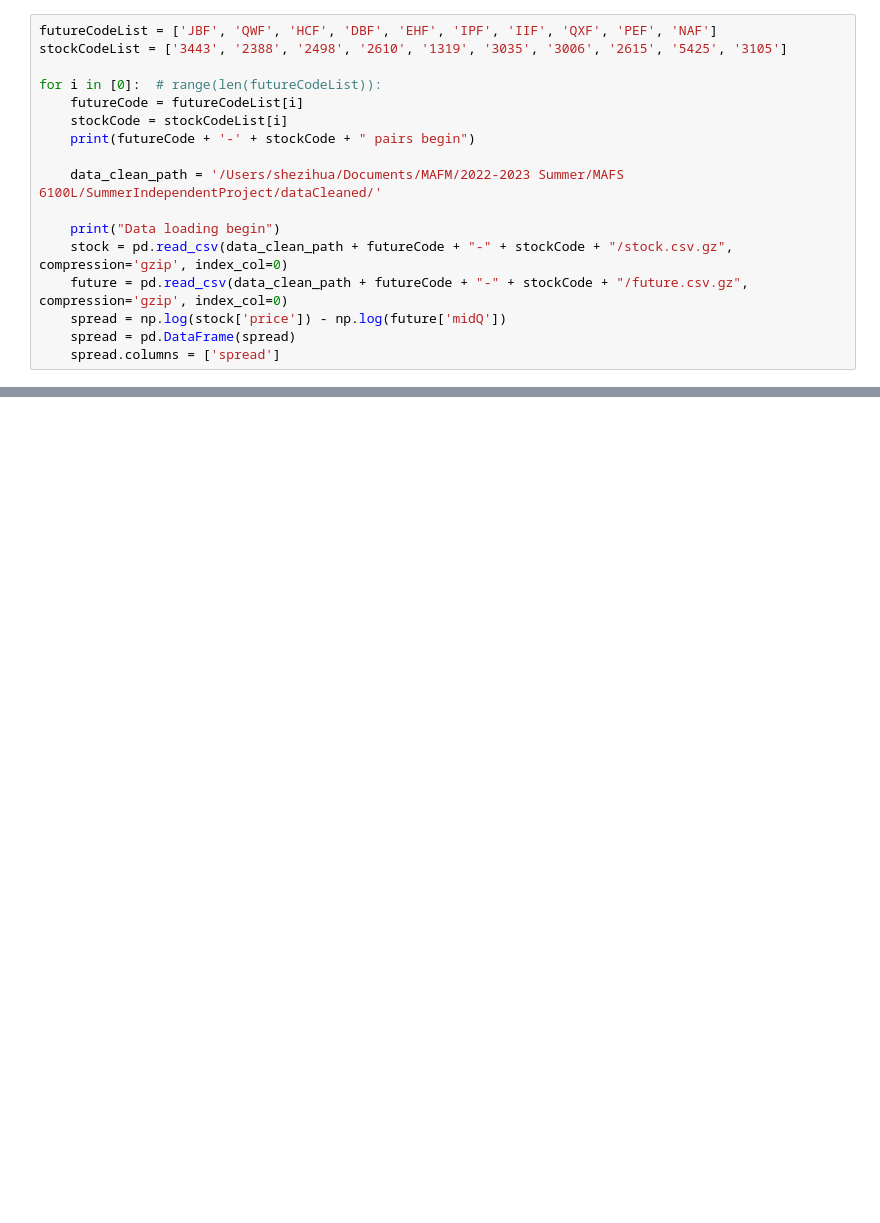
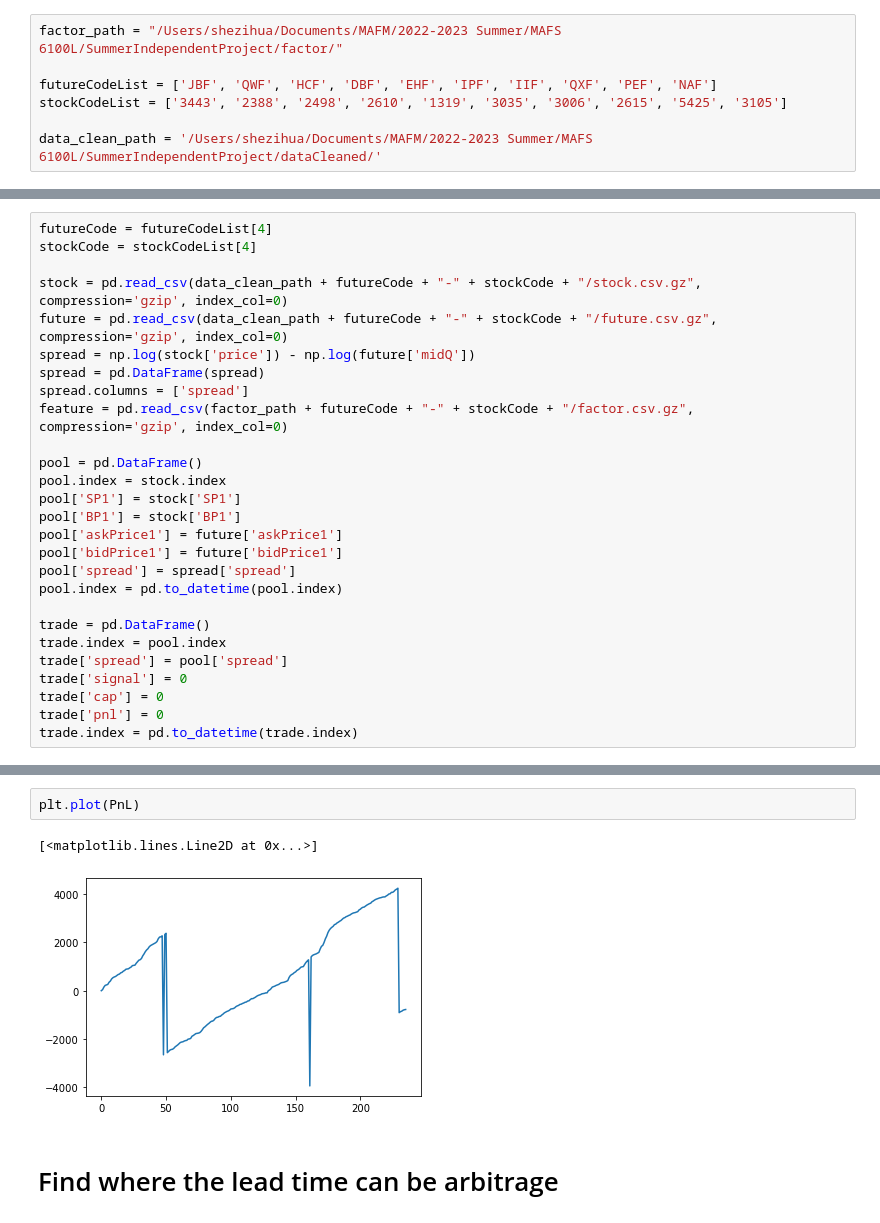
Before and after one commit to Jeremygaop/research-on-pair-trading, a Jupyter notebook: 6_leading_lagging.ipynb, the cells around one changed output, grey strips where cells are left out. Drawn from its saved outputs; the diff is of its cells as text; blank space fills up the shorter version.

```diff
--- a/6_leading_lagging.ipynb
+++ b/6_leading_lagging.ipynb
@@ -8,17 +12,7 @@ import func
 # %%
+factor_path = "/Users/shezihua/Documents/MAFM/2022-2023 Summer/MAFS 6100L/SummerIndependentProject/factor/"
+
 futureCodeList = ['JBF', 'QWF', 'HCF', 'DBF', 'EHF', 'IPF', 'IIF', 'QXF', 'PEF', 'NAF']
 stockCodeList = ['3443', '2388', '2498', '2610', '1319', '3035', '3006', '2615', '5425', '3105']
 
-for i in [0]:  # range(len(futureCodeList)):
-    futureCode = futureCodeList[i]
-    stockCode = stockCodeList[i]
-    print(futureCode + '-' + stockCode + " pairs begin")
-
-    data_clean_path = '/Users/shezihua/Documents/MAFM/2022-2023 Summer/MAFS 6100L/SummerIndependentProject/dataCleaned/'
-
-    print("Data loading begin")
-    stock = pd.read_csv(data_clean_path + futureCode + "-" + stockCode + "/stock.csv.gz", compression='gzip', index_col=0)
-    future = pd.read_csv(data_clean_path + futureCode + "-" + stockCode + "/future.csv.gz", compression='gzip', index_col=0)
-    spread = np.log(stock['price']) - np.log(future['midQ'])
-    spread = pd.DataFrame(spread)
-    spread.columns = ['spread']
+data_clean_path = '/Users/shezihua/Documents/MAFM/2022-2023 Summer/MAFS 6100L/SummerIndependentProject/dataCleaned/'
@@ -53,0 +19,27 @@ ll
+# %%
+futureCode = futureCodeList[4]
+stockCode = stockCodeList[4]
+
+stock = pd.read_csv(data_clean_path + futureCode + "-" + stockCode + "/stock.csv.gz", compression='gzip', index_col=0)
+future = pd.read_csv(data_clean_path + futureCode + "-" + stockCode + "/future.csv.gz", compression='gzip', index_col=0)
+spread = np.log(stock['price']) - np.log(future['midQ'])
+spread = pd.DataFrame(spread)
+spread.columns = ['spread']
+feature = pd.read_csv(factor_path + futureCode + "-" + stockCode + "/factor.csv.gz", compression='gzip', index_col=0)
+
+pool = pd.DataFrame()
+pool.index = stock.index
+pool['SP1'] = stock['SP1']
+pool['BP1'] = stock['BP1']
+pool['askPrice1'] = future['askPrice1']
+pool['bidPrice1'] = future['bidPrice1']
+pool['spread'] = spread['spread']
+pool.index = pd.to_datetime(pool.index)
+
+trade = pd.DataFrame()
+trade.index = pool.index
+trade['spread'] = pool['spread']
+trade['signal'] = 0
+trade['cap'] = 0
+trade['pnl'] = 0
+trade.index = pd.to_datetime(trade.index)
@@ -53,0 +148,7 @@ ll
+# %%
+plt.plot(PnL)
+# %% [output]
+[<matplotlib.lines.Line2D at 0x...>]
+[figure, added]
+# %% [markdown]
+# Find where the lead time can be arbitrage
```
Also changed, not shown: parts of 13 cells of this notebook, 1 other file.
